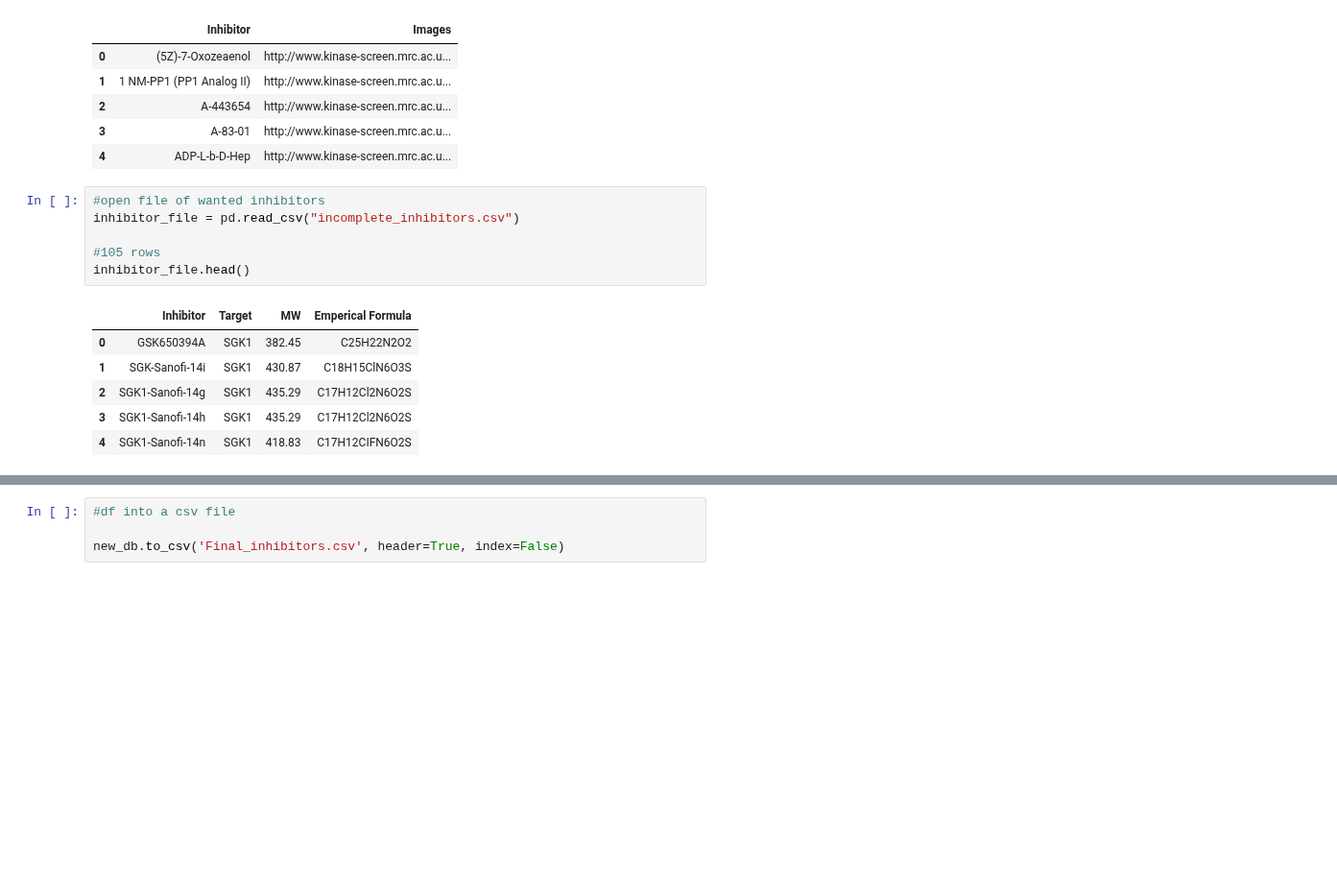
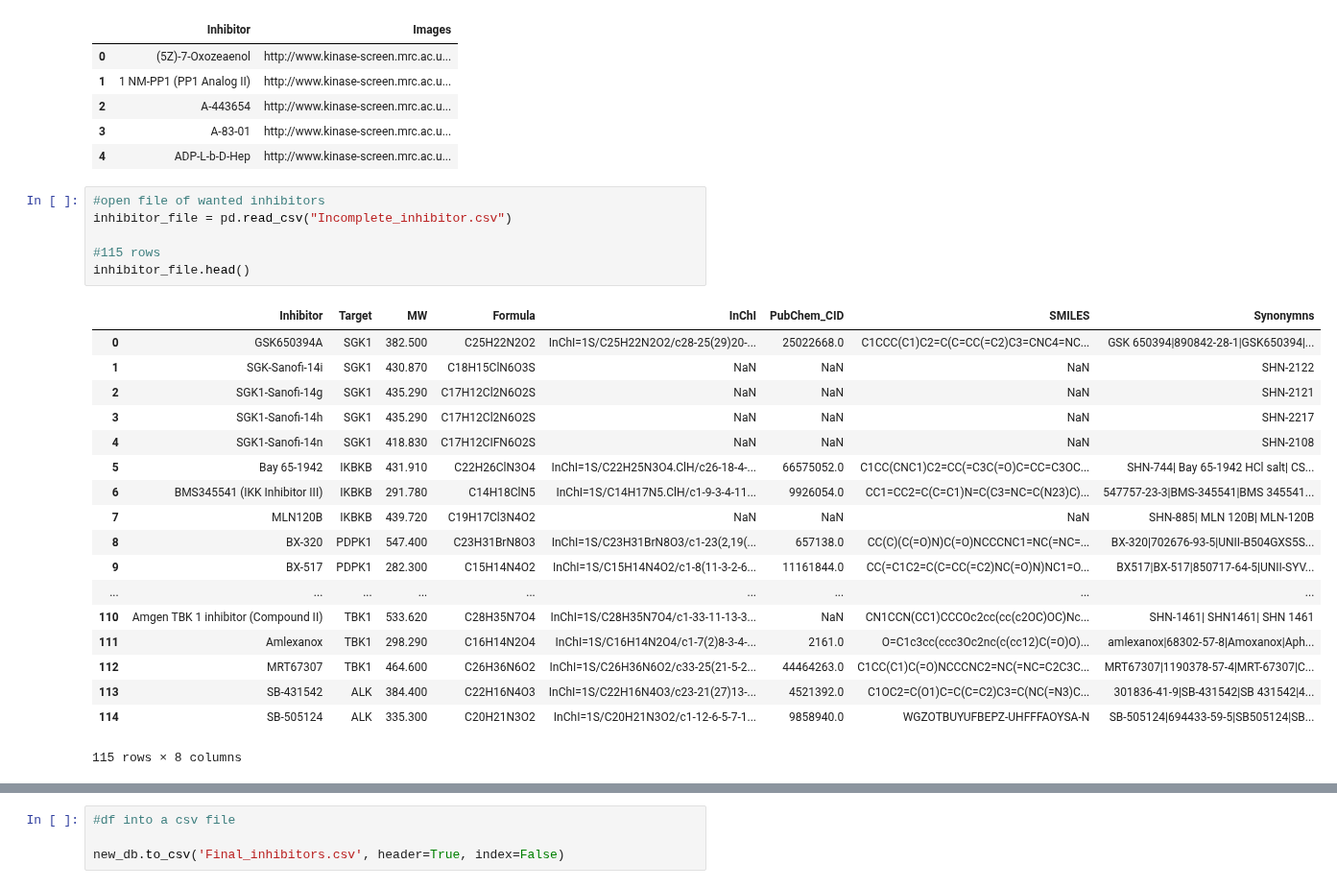
Before and after one commit to SheridanS97/DreamTeam, a Jupyter notebook: Data_mining/Inhibitor/last_code_for_link.ipynb, the cells around one changed output, grey strips where cells are left out. Shown at 96% size. Saved outputs shown, nothing was run; the diff lists cells and outputs as text; blank space fills up the shorter version.

Commit message:
new information added, Final_inhibitors file

```diff
--- a/Data_mining/Inhibitor/last_code_for_link.ipynb
+++ b/Data_mining/Inhibitor/last_code_for_link.ipynb
@@ -17,16 +17,28 @@ df_image.head()
 | 4 | ADP-L-b-D-Hep | http://www.kinase-screen.mrc.ac.u... |
 # %%
 #open file of wanted inhibitors
-inhibitor_file = pd.read_csv("incomplete_inhibitors.csv")
+inhibitor_file = pd.read_csv("Incomplete_inhibitor.csv")
 
-#105 rows
+#115 rows
 inhibitor_file.head()
 # %% [output]
-|  | Inhibitor | Target | MW | Emperical Formula |
-| 0 | GSK650394A | SGK1 | 382.45 | C25H22N2O2 |
-| 1 | SGK-Sanofi-14i | SGK1 | 430.87 | C18H15ClN6O3S |
-| 2 | SGK1-Sanofi-14g | SGK1 | 435.29 | C17H12Cl2N6O2S |
-| 3 | SGK1-Sanofi-14h | SGK1 | 435.29 | C17H12Cl2N6O2S |
-| 4 | SGK1-Sanofi-14n | SGK1 | 418.83 | C17H12CIFN6O2S |
+|  | Inhibitor | Target | MW | Formula | InChI | PubChem_CID | SMILES | Synonymns |
+| 0 | GSK650394A | SGK1 | 382.500 | C25H22N2O2 | InChI=1S/C25H22N2O2/c28-25(29)20-... | 25022668.0 | C1CCC(C1)C2=C(C=CC(=C2)C3=CNC4=NC... | GSK 650394|890842-28-1|GSK650394|... |
+| 1 | SGK-Sanofi-14i | SGK1 | 430.870 | C18H15ClN6O3S | NaN | NaN | NaN | SHN-2122 |
+| 2 | SGK1-Sanofi-14g | SGK1 | 435.290 | C17H12Cl2N6O2S | NaN | NaN | NaN | SHN-2121 |
+| 3 | SGK1-Sanofi-14h | SGK1 | 435.290 | C17H12Cl2N6O2S | NaN | NaN | NaN | SHN-2217 |
+| 4 | SGK1-Sanofi-14n | SGK1 | 418.830 | C17H12CIFN6O2S | NaN | NaN | NaN | SHN-2108 |
+| 5 | Bay 65-1942 | IKBKB | 431.910 | C22H26ClN3O4 | InChI=1S/C22H25N3O4.ClH/c26-18-4-... | 66575052.0 | C1CC(CNC1)C2=CC(=C3C(=O)C=CC=C3OC... | SHN-744| Bay 65-1942 HCl salt| CS... |
+| 6 | BMS345541 (IKK Inhibitor III) | IKBKB | 291.780 | C14H18ClN5 | InChI=1S/C14H17N5.ClH/c1-9-3-4-11... | 9926054.0 | CC1=CC2=C(C=C1)N=C(C3=NC=C(N23)C)... | 547757-23-3|BMS-345541|BMS 345541... |
+| 7 | MLN120B | IKBKB | 439.720 | C19H17Cl3N4O2 | NaN | NaN | NaN | SHN-885| MLN 120B| MLN-120B |
+| 8 | BX-320 | PDPK1 | 547.400 | C23H31BrN8O3 | InChI=1S/C23H31BrN8O3/c1-23(2,19(... | 657138.0 | CC(C)(C(=O)N)C(=O)NCCCNC1=NC(=NC=... | BX-320|702676-93-5|UNII-B504GXS5S... |
+| 9 | BX-517 | PDPK1 | 282.300 | C15H14N4O2 | InChI=1S/C15H14N4O2/c1-8(11-3-2-6... | 11161844.0 | CC(=C1C2=C(C=CC(=C2)NC(=O)N)NC1=O... | BX517|BX-517|850717-64-5|UNII-SYV... |
+| ... | ... | ... | ... | ... | ... | ... | ... | ... |
+| 110 | Amgen TBK 1 inhibitor (Compound II) | TBK1 | 533.620 | C28H35N7O4 | InChI=1S/C28H35N7O4/c1-33-11-13-3... | NaN | CN1CCN(CC1)CCCOc2cc(cc(c2OC)OC)Nc... | SHN-1461| SHN1461| SHN 1461 |
+| 111 | Amlexanox | TBK1 | 298.290 | C16H14N2O4 | InChI=1S/C16H14N2O4/c1-7(2)8-3-4-... | 2161.0 | O=C1c3cc(ccc3Oc2nc(c(cc12)C(=O)O)... | amlexanox|68302-57-8|Amoxanox|Aph... |
+| 112 | MRT67307 | TBK1 | 464.600 | C26H36N6O2 | InChI=1S/C26H36N6O2/c33-25(21-5-2... | 44464263.0 | C1CC(C1)C(=O)NCCCNC2=NC(=NC=C2C3C... | MRT67307|1190378-57-4|MRT-67307|C... |
+| 113 | SB-431542 | ALK | 384.400 | C22H16N4O3 | InChI=1S/C22H16N4O3/c23-21(27)13-... | 4521392.0 | C1OC2=C(O1)C=C(C=C2)C3=C(NC(=N3)C... | 301836-41-9|SB-431542|SB 431542|4... |
+| 114 | SB-505124 | ALK | 335.300 | C20H21N3O2 | InChI=1S/C20H21N3O2/c1-12-6-5-7-1... | 9858940.0 | WGZOTBUYUFBEPZ-UHFFFAOYSA-N | SB-505124|694433-59-5|SB505124|SB... |
+115 rows × 8 columns
 # %%
 #match inhibitor column from two files and extract image link(Picture column)
```
Also changed, not shown: parts of 2 cells of this notebook, 11 other files.
